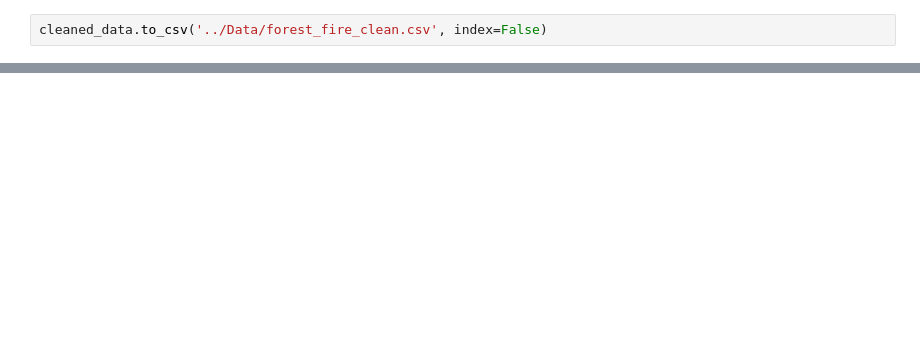
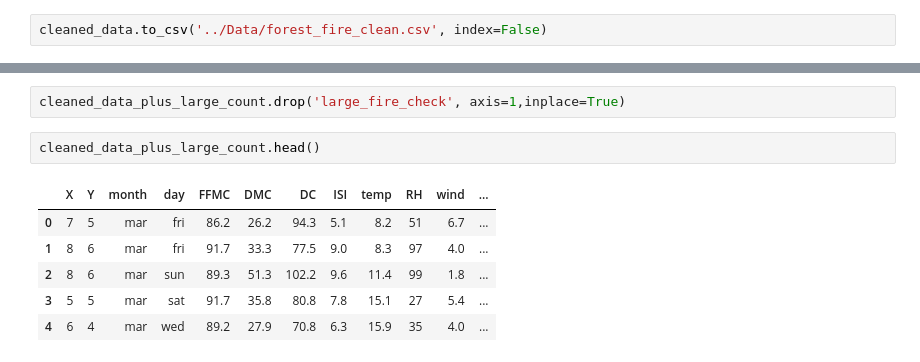
Before and after one commit to kaytlinwu/Wildfire_Analaysis_Data_Science_Midterm_Project, a Jupyter notebook: Notebooks/Combined_Forest_Fire_Analysis_Final.ipynb, the cells around one changed output, grey strips where cells are left out. Cells and saved outputs as stored; diff of their text form; blank space fills up the shorter version.

```diff
--- a/Notebooks/Combined_Forest_Fire_Analysis_Final.ipynb
+++ b/Notebooks/Combined_Forest_Fire_Analysis_Final.ipynb
@@ -384,0 +463,11 @@ cleaned_data.to_csv('../Data/forest_fire_clean.csv', index=False)
+# %%
+cleaned_data_plus_large_count.drop('large_fire_check', axis=1,inplace=True)
+# %%
+cleaned_data_plus_large_count.head()
+# %% [output]
+|  | X | Y | month | day | FFMC | DMC | DC | ISI | temp | RH | wind | ... |
+| 0 | 7 | 5 | mar | fri | 86.2 | 26.2 | 94.3 | 5.1 | 8.2 | 51 | 6.7 | ... |
+| 1 | 8 | 6 | mar | fri | 91.7 | 33.3 | 77.5 | 9.0 | 8.3 | 97 | 4.0 | ... |
+| 2 | 8 | 6 | mar | sun | 89.3 | 51.3 | 102.2 | 9.6 | 11.4 | 99 | 1.8 | ... |
+| 3 | 5 | 5 | mar | sat | 91.7 | 35.8 | 80.8 | 7.8 | 15.1 | 27 | 5.4 | ... |
+| 4 | 6 | 4 | mar | wed | 89.2 | 27.9 | 70.8 | 6.3 | 15.9 | 35 | 4.0 | ... |
```
Also changed, not shown: parts of 28 cells of this notebook, 8 other files.
